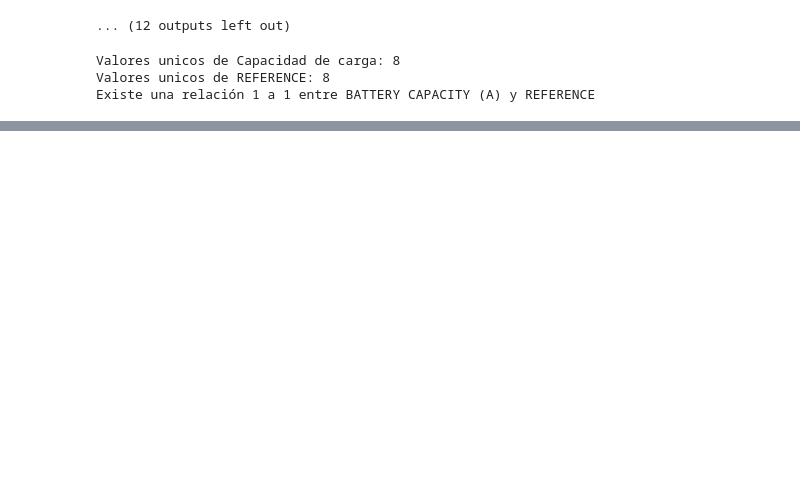
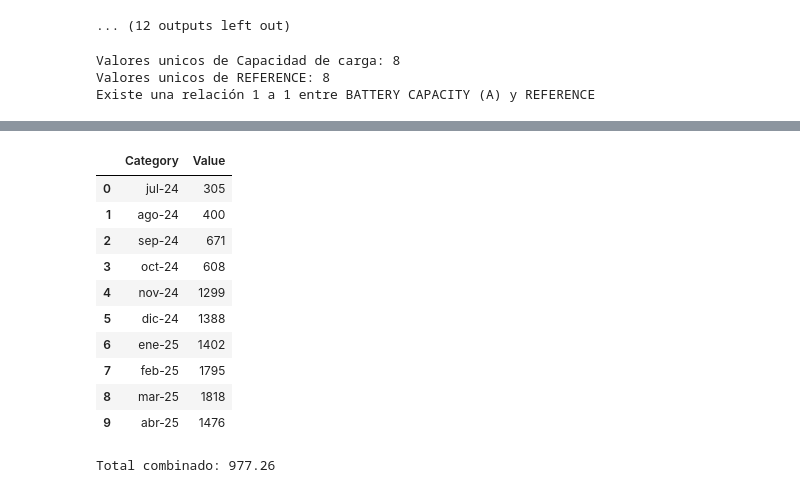
Before and after one commit to Yuliana2001/Pila-Publica, a Jupyter notebook: Analisis_Datos.ipynb, the cells around one changed output, grey strips where cells are left out. Drawn from its saved outputs; the diff is of its cells as text; code cells hidden in the pictures; blank space fills up the shorter version.

```diff
--- a/Analisis_Datos.ipynb
+++ b/Analisis_Datos.ipynb
@@ -200,0 +300,16 @@ Transacciones.head(10)
+# %%
+#Archivo Chart
+Chart=dataFrames['chart.csv']
+Chart.head(10)
+# %% [output]
+|  | Category | Value |
+| 0 | jul-24 | 305 |
+| 1 | ago-24 | 400 |
+| 2 | sep-24 | 671 |
+| 3 | oct-24 | 608 |
+| 4 | nov-24 | 1299 |
+| 5 | dic-24 | 1388 |
+| 6 | ene-25 | 1402 |
+| 7 | feb-25 | 1795 |
+| 8 | mar-25 | 1818 |
+| 9 | abr-25 | 1476 |
@@ -200,0 +320,16 @@ Transacciones.head(10)
+# %%
+# Definimos el rango de filas (480 a 700 inclusive)
+inicio, fin = 919, 1193
+
+# Creamos el subconjunto de tu DataFrame
+subset = PotenciaMaxima.iloc[inicio:fin+1]   # O df.loc[inicio:fin] si tus índices coinciden con la posición
+
+# Sumar cada columna por separado (ignora NaN por defecto)
+suma_col1 = subset['Potencia instantaneaToma 1 (kW)'].sum()
+suma_col2 = subset['Potencia instantanea Toma 2 (kW)'].sum()
+
+total = suma_col1 + suma_col2
+
+print("Total combinado:", total)
+# %% [output]
+Total combinado: 977.26
```
Also changed, not shown: parts of 13 cells of this notebook.
